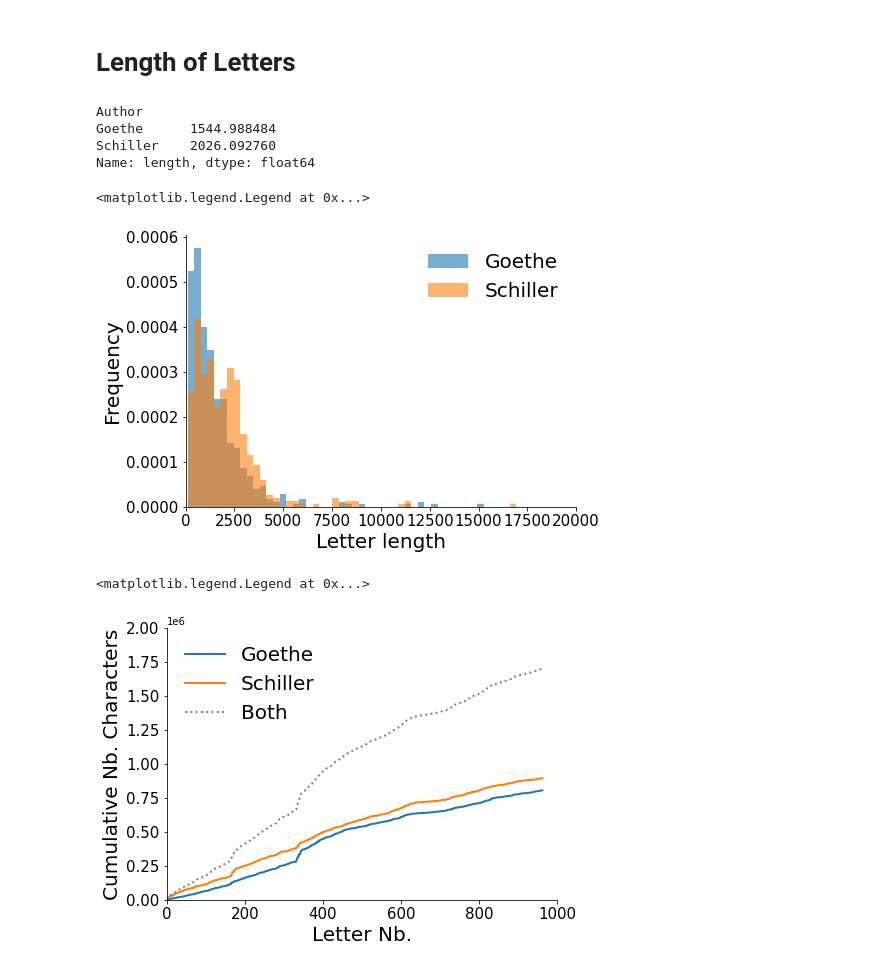
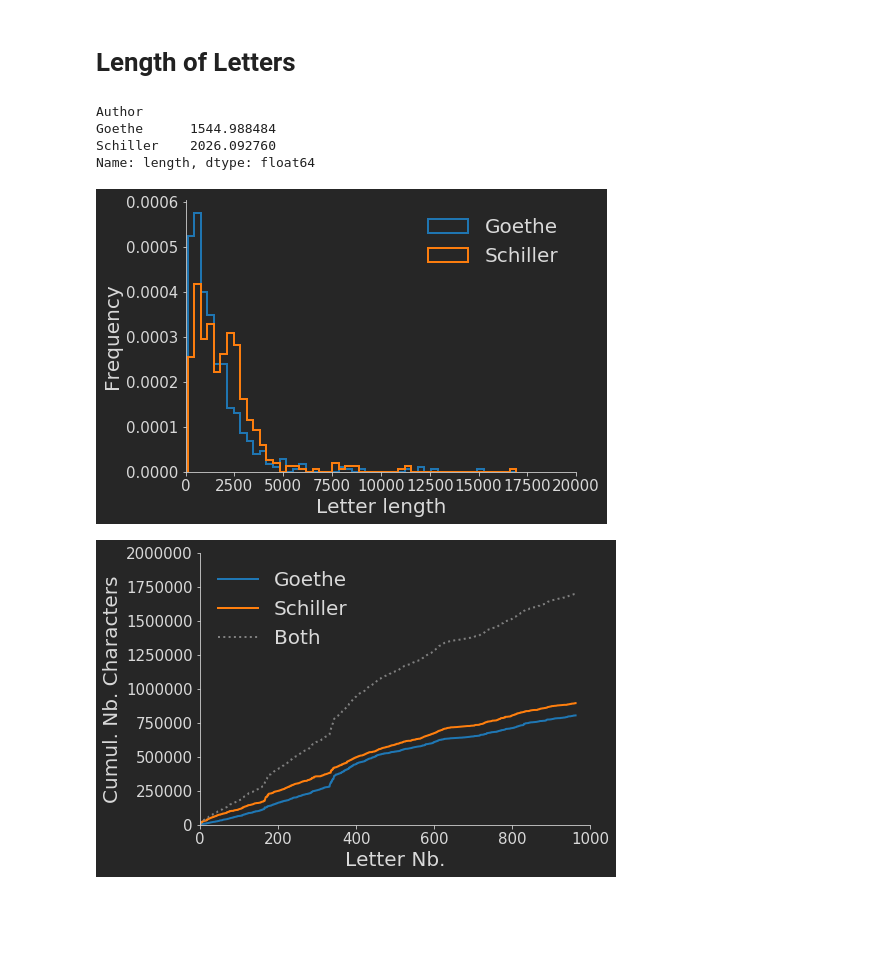
Before and after one commit to Ma-Fi-94/letters, a Jupyter notebook: Descriptive.ipynb, the cells around one changed output. Cells and saved outputs as stored; diff of their text form; code cells hidden in the pictures; blank space fills up the shorter version.

```diff
--- a/Descriptive.ipynb
+++ b/Descriptive.ipynb
@@ -60,37 +99,36 @@ ax.tick_params(axis='both', which='major', labelsize=15)
 ax.spines["top"].set_visible(False)
 ax.spines["right"].set_visible(False)
 ax.set_xlim((0,20000))
-#ax.set_ylim((0,0.0006))
 ax.hist([df[df.Author=="Schiller"].length, df[df.Author=="Goethe"].length],
-        bins=50, histtype="stepfilled", density=True, alpha=.6, label=["Schiller", "Goethe"],\
-        linewidth=3, color=["C1", "C0"]);
+        bins=50, histtype="step", density=True, alpha=.99, label=["Schiller", "Goethe"],\
+        linewidth=3, color=["C1", "C0"], lw=2);
 ax.legend(loc=1, frameon=False, fontsize=20)
+plt.savefig("Fig2.svg", bbox_inches="tight")
 # %% [output]
 Author
 Goethe      1544.988484
 Schiller    2026.092760
 Name: length, dtype: float64
-<matplotlib.legend.Legend at 0x...>
-[figure, old version]
+[figure, new version]
 # %%
 # Cumulative number of words over time per author and in sum
 df["cum_words"] = np.cumsum(df.length)
 df["cum_words_G"] = np.cumsum([length if author == "Goethe" else 0 for (length, author) in zip(df.length, df.Author)])
 df["cum_words_S"] = np.cumsum([length if author == "Schiller" else 0 for (length, author) in zip(df.length, df.Author)])
 
 # Plot
 fig, ax = plt.subplots(1,1,figsize=(7,5))
 ax.set_xlabel("Letter Nb.", size=20)
-ax.set_ylabel("Cumulative Nb. Characters", size=20)
+ax.set_ylabel("Cumul. Nb. Characters", size=20)
 ax.tick_params(axis='both', which='major', labelsize=15)
 ax.spines["top"].set_visible(False)
 ax.spines["right"].set_visible(False)
 ax.set_xlim((0,1000))
 ax.set_ylim((0,2e6))
 ax.plot(df.cum_words_G, label="Goethe", lw=2)
 ax.plot(df.cum_words_S, label="Schiller", lw=2)
 ax.plot(df.cum_words, c="grey", label="Both", lw=2, ls=":")
 ax.legend(loc=2, frameon=False, fontsize=20)
+plt.savefig("Fig3.svg", bbox_inches="tight")
 # %% [output]
-<matplotlib.legend.Legend at 0x...>
-[figure, old version]
+[figure, new version]
```
Also changed, not shown: parts of 3 cells of this notebook, 1 other file.
